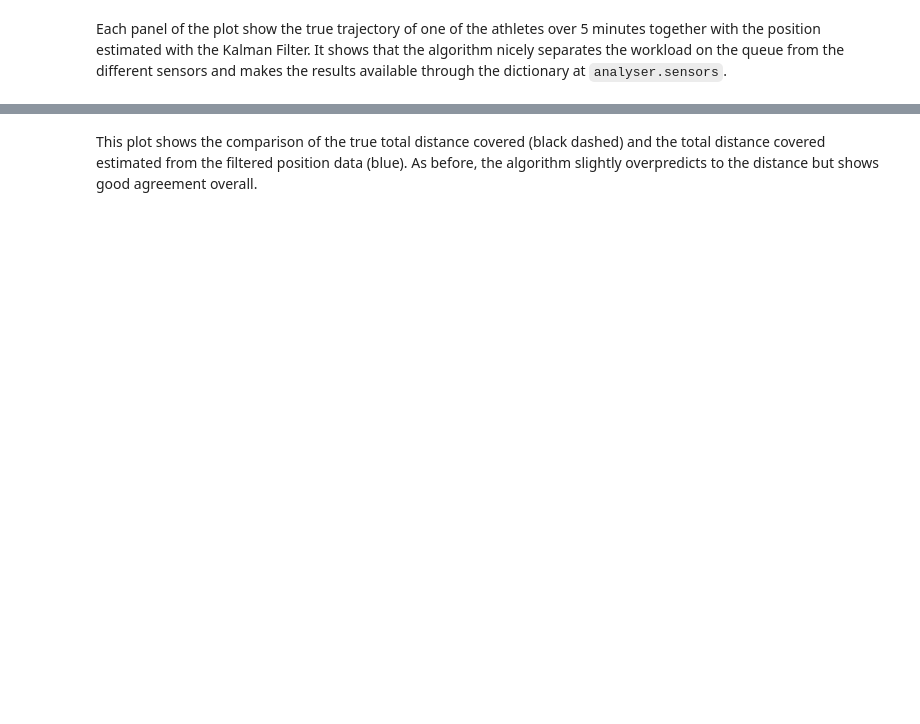
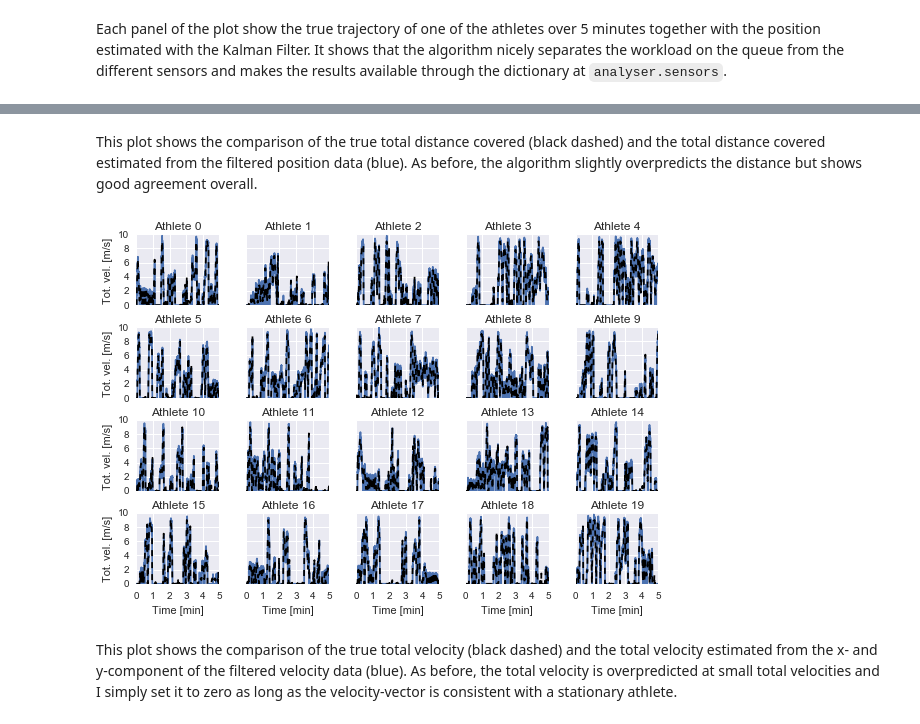
Before and after one commit to seeh/streamanalysis, a Jupyter notebook: notebooks/4 Analysing multiple athletes.ipynb, the cells around one changed output, grey strips where cells are left out. Cells and saved outputs as stored; diff of their text form; code cells hidden in the pictures; blank space fills up the shorter version.

```diff
--- a/notebooks/4 Analysing multiple athletes.ipynb
+++ b/notebooks/4 Analysing multiple athletes.ipynb
@@ -114,2 +114,23 @@ for ax in axs[-1]:
 # %% [markdown]
-This plot shows the comparison of the true total distance covered (black dashed) and the total distance covered estimated from the filtered position data (blue). As before, the algorithm slightly overpredicts to the distance but shows good agreement overall.
+This plot shows the comparison of the true total distance covered (black dashed) and the total distance covered estimated from the filtered position data (blue). As before, the algorithm slightly overpredicts the distance but shows good agreement overall.
+# %%
+fig, axs = plt.subplots(4, 5, sharex=True, sharey=True)
+plt.tight_layout()
+for i, (t, r) in enumerate(zip(true_list, results_list)):
+    ax = axs.ravel()[i]
+    ax.set_xlim(0,5)
+    ax.set_ylim(0,10.0)
+    tv_ = np.asarray(t)[:,1]
+    true_tot_vel = np.sqrt((tv_*tv_).sum(axis = 1))
+    tot_vel = np.asarray([r_.tot_vel for r_ in r])
+    ax.plot(ellapsed[i],tot_vel)
+    ax.plot(ellapsed[i],true_tot_vel,color='k',linestyle = '--')
+    ax.set_title('Athlete %i'%i)
+for ax in axs[:,0]:
+    ax.set_ylabel('Tot. vel. [m/s]')
+for ax in axs[-1]:
+    ax.set_xlabel('Time [min]')
+# %% [output]
+[figure, added]
+# %% [markdown]
+This plot shows the comparison of the true total velocity (black dashed) and the total velocity estimated from the x- and y-component of the filtered velocity data (blue). As before, the total velocity is overpredicted at small total velocities and I simply set it to zero as long as the velocity-vector is consistent with a stationary athlete.
```
Also changed, not shown: parts of 2 cells of this notebook, 3 other files.
